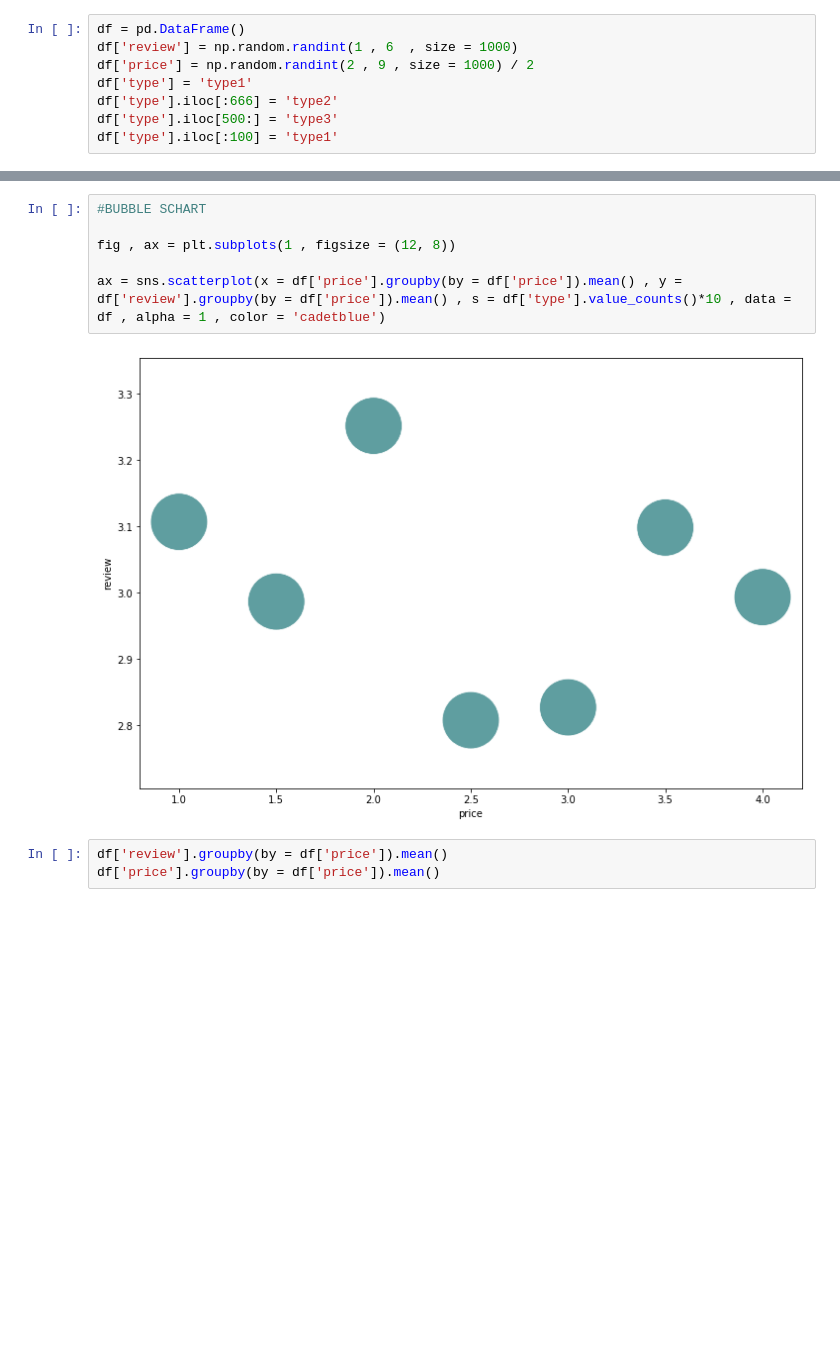
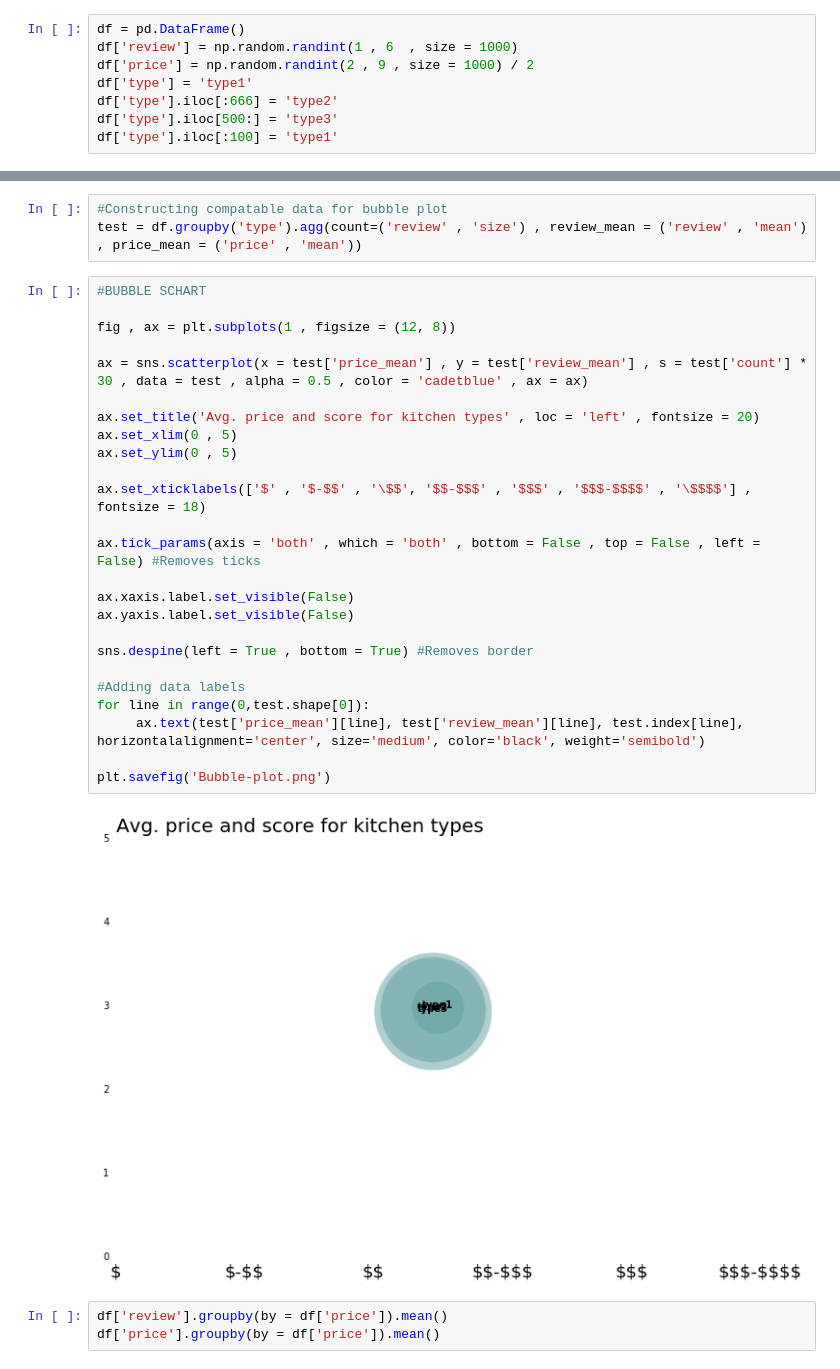
Before and after one commit to annarenneke/Group19, a Jupyter notebook: EXAM/Descriptive Stat.ipynb, the cells around one changed output, grey strips where cells are left out. Cells and saved outputs as stored; diff of their text form; blank space fills up the shorter version.

Commit message:
bubble

```diff
--- a/EXAM/Descriptive Stat.ipynb
+++ b/EXAM/Descriptive Stat.ipynb
@@ -58,11 +58,33 @@ plt.savefig('freq_plot.png')
-# %%
-#BUBBLE SCHART
-
-fig , ax = plt.subplots(1 , figsize = (12, 8))
-
-ax = sns.scatterplot(x = df['price'].groupby(by = df['price']).mean() , y = df['review'].groupby(by = df['price']).mean() , s = df['type'].value_counts()*10 , data = df , alpha = 1 , color = 'cadetblue')
-# %% [output]
-[figure, removed]
+# %%
+#Constructing compatable data for bubble plot
+test = df.groupby('type').agg(count=('review' , 'size') , review_mean = ('review' , 'mean') , price_mean = ('price' , 'mean'))
+# %%
+#BUBBLE SCHART
+
+fig , ax = plt.subplots(1 , figsize = (12, 8))
+
+ax = sns.scatterplot(x = test['price_mean'] , y = test['review_mean'] , s = test['count'] * 30 , data = test , alpha = 0.5 , color = 'cadetblue' , ax = ax)
+
+ax.set_title('Avg. price and score for kitchen types' , loc = 'left' , fontsize = 20)
+ax.set_xlim(0 , 5)
+ax.set_ylim(0 , 5)
+
+ax.set_xticklabels(['$' , '$-$$' , '\$$', '$$-$$$' , '$$$' , '$$$-$$$$' , '\$$$$'] , fontsize = 18)
+
+ax.tick_params(axis = 'both' , which = 'both' , bottom = False , top = False , left = False) #Removes ticks
+
+ax.xaxis.label.set_visible(False)
+ax.yaxis.label.set_visible(False)
+
+sns.despine(left = True , bottom = True) #Removes border
+
+#Adding data labels
+for line in range(0,test.shape[0]):
+     ax.text(test['price_mean'][line], test['review_mean'][line], test.index[line], horizontalalignment='center', size='medium', color='black', weight='semibold')
+
+plt.savefig('Bubble-plot.png')
+# %% [output]
+[figure, added]
 # %%
 df['review'].groupby(by = df['price']).mean()
 df['price'].groupby(by = df['price']).mean()
```
Also changed, not shown: parts of 1 cell of this notebook, 3 other files.
